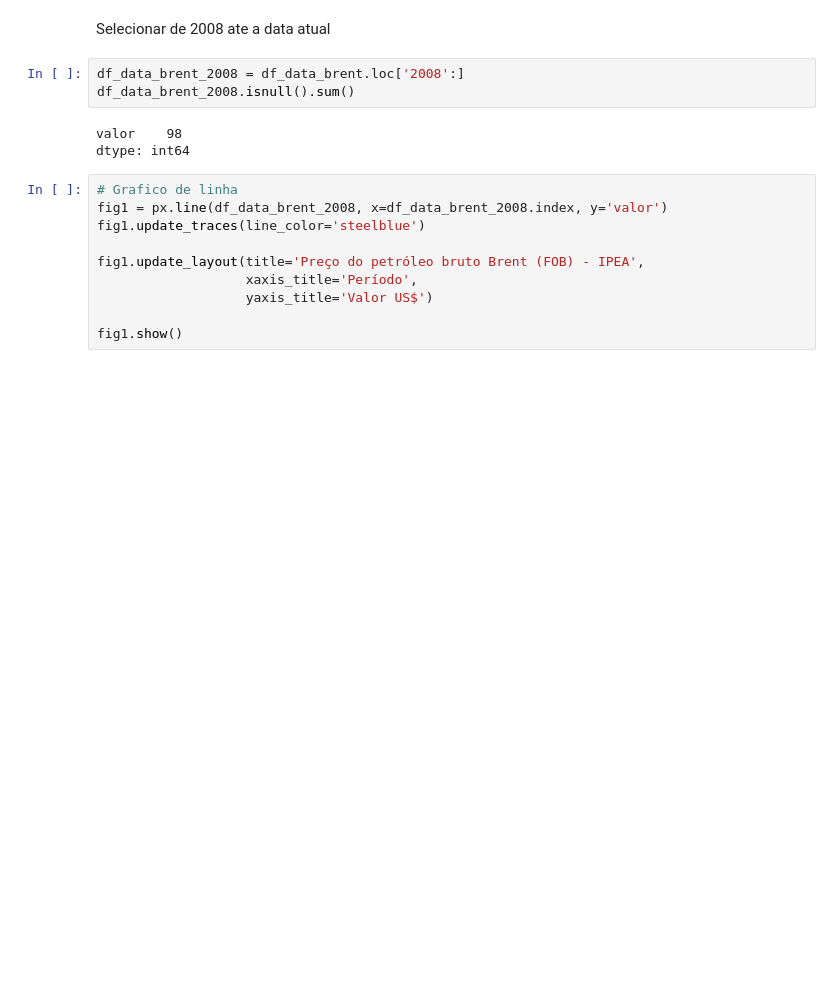
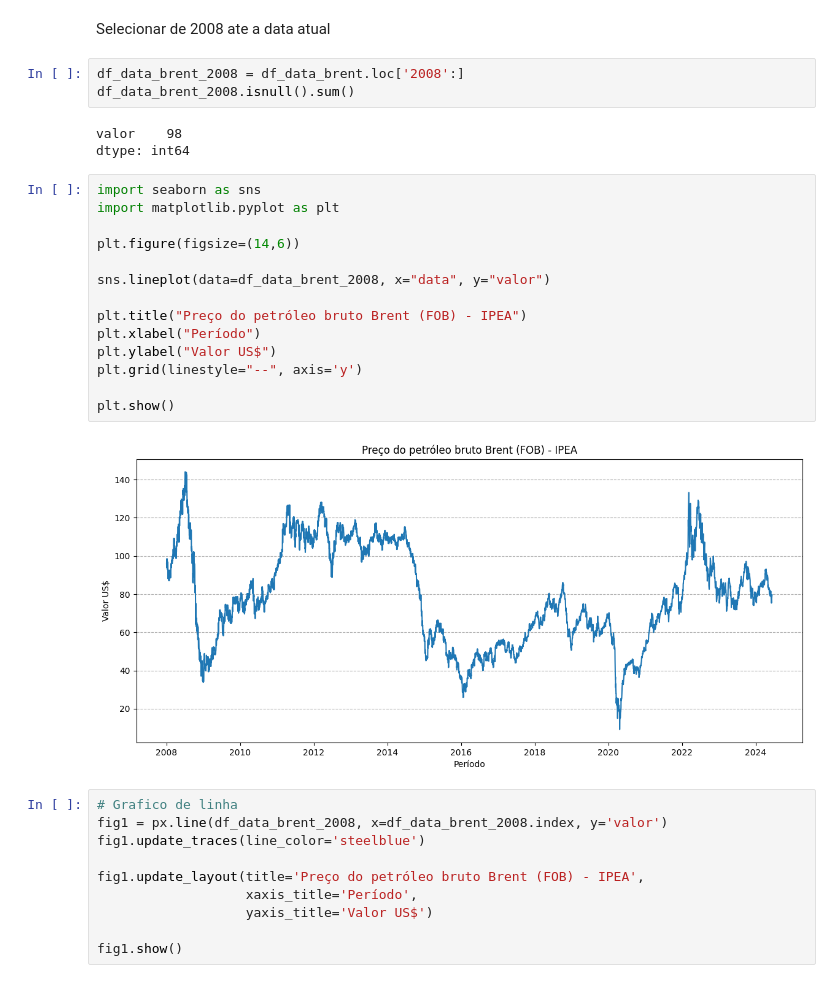
Before and after one commit to karinaguerra/postech-data-analytics-tech-challenge, a Jupyter notebook: fase_4/limpeza_preco_petroleo_brent.ipynb, the cells around one changed output. Saved outputs shown, nothing was run; the diff lists cells and outputs as text; blank space fills up the shorter version.

```diff
--- a/fase_4/limpeza_preco_petroleo_brent.ipynb
+++ b/fase_4/limpeza_preco_petroleo_brent.ipynb
@@ -112,6 +112,22 @@ df_data_brent_2008.isnull().sum()
 # %% [output]
 valor    98
 dtype: int64
+# %%
+import seaborn as sns
+import matplotlib.pyplot as plt
+
+plt.figure(figsize=(14,6))
+
+sns.lineplot(data=df_data_brent_2008, x="data", y="valor")
+
+plt.title("Preço do petróleo bruto Brent (FOB) - IPEA")
+plt.xlabel("Período")
+plt.ylabel("Valor US$")
+plt.grid(linestyle="--", axis='y')
+
+plt.show()
+# %% [output]
+[figure, added]
 # %%
 # Grafico de linha
 fig1 = px.line(df_data_brent_2008, x=df_data_brent_2008.index, y='valor')
```
